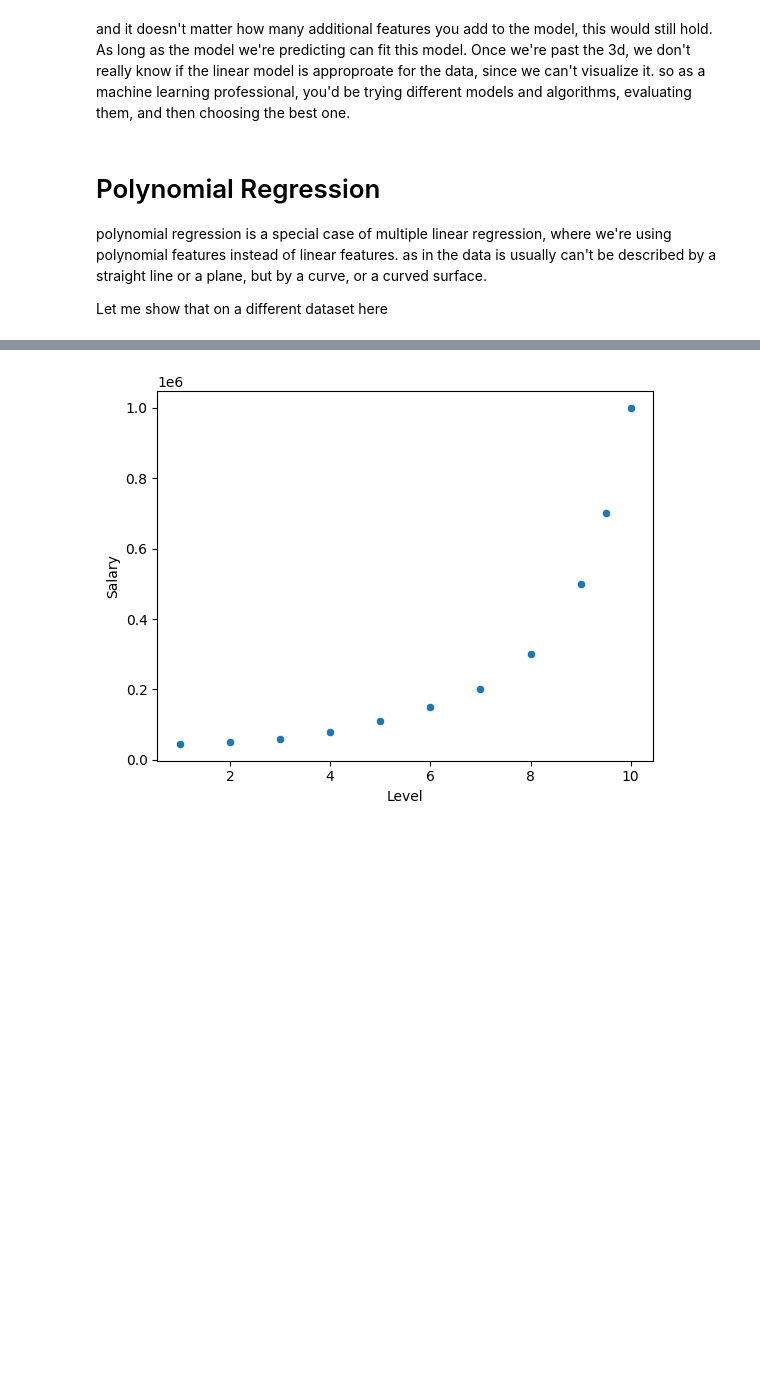
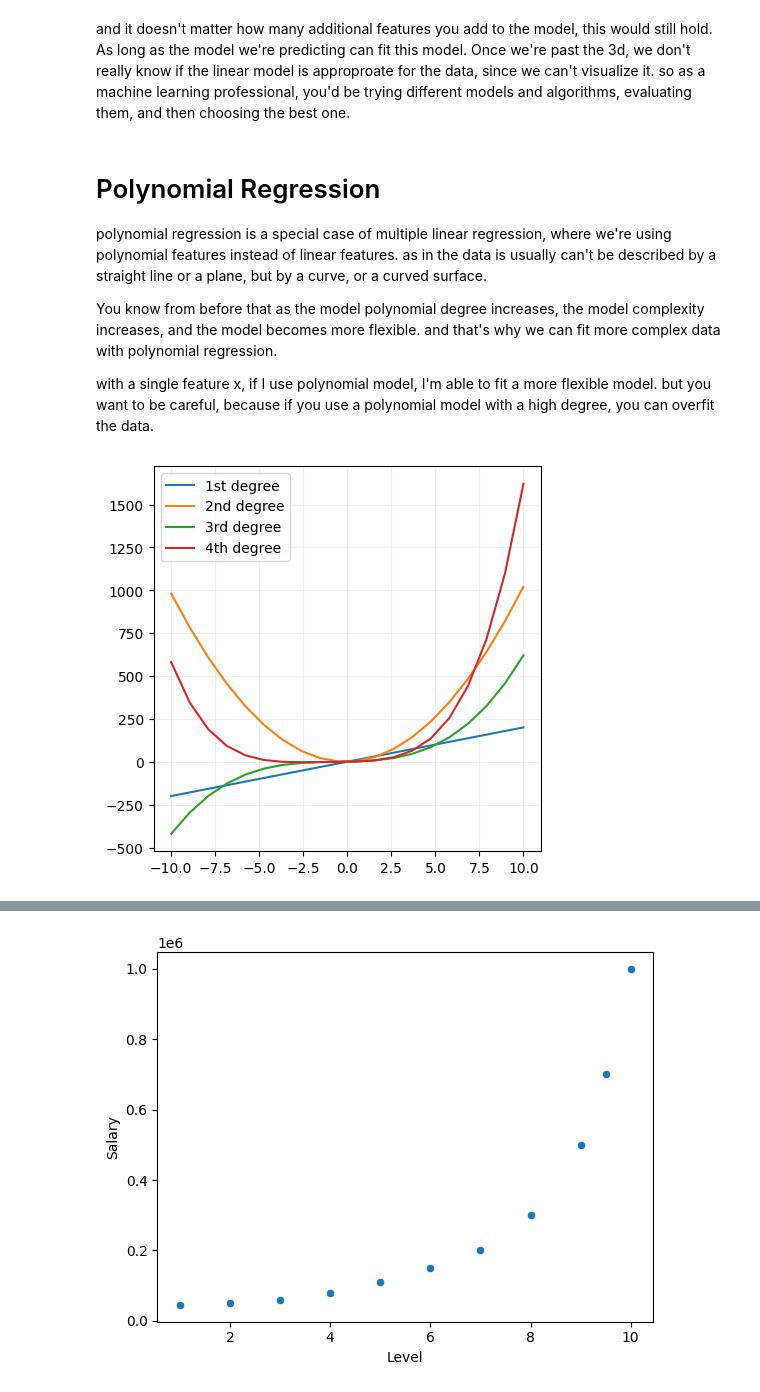
Before and after one commit to IT4063C/IT4063C.github.io, a Jupyter notebook: content/course-notes/9.ml-regression/transcript.ipynb, the cells around one changed output, grey strips where cells are left out. Drawn from its saved outputs; the diff is of its cells as text; code cells hidden in the pictures; blank space fills up the shorter version.

```diff
--- a/content/course-notes/9.ml-regression/transcript.ipynb
+++ b/content/course-notes/9.ml-regression/transcript.ipynb
@@ -756,4 +758,23 @@ so as a machine learning professional, you'd be trying different models and algo
 # Polynomial Regression
 polynomial regression is a special case of multiple linear regression, where we're using polynomial features instead of linear features. as in the data is usually can't be described by a straight line or a plane, but by a curve, or a curved surface.
 
-Let me show that on a different dataset here
+You know from before that as the model polynomial degree increases, the model complexity increases, and the model becomes more flexible. and that's why we can fit more complex data with polynomial regression.
+
+with a single feature x, if I use polynomial model, I'm able to fit a more flexible model. but you want to be careful, because if you use a polynomial model with a high degree, you can overfit the data.
+# %%
+x = np.linspace(-10, 10, 20)
+first_degreee_y = 20*x + 1
+second_degree_y = 10*x**2 + 2*x + 1
+third_degree_y = 0.5*x**3 + x**2 + 2*x + 1
+fourth_degree_y = 0.1*x**4 + 0.5*x**3 + x**2 + 2*x + 1
+# visualize the data with different polynomial degrees
+f, ax = plt.subplots(figsize=(5,5))
+ax.plot(x,first_degreee_y, label='1st degree')
+ax.plot(x,second_degree_y, label='2nd degree')
+ax.plot(x,third_degree_y, label='3rd degree')
+ax.plot(x,fourth_degree_y, label='4th degree')
+ax.legend()
+ax.grid(alpha=0.2)
+plt.show()
+# %% [output]
+[figure, added]
```
Also changed, not shown: parts of 11 cells of this notebook, 13 other files.
